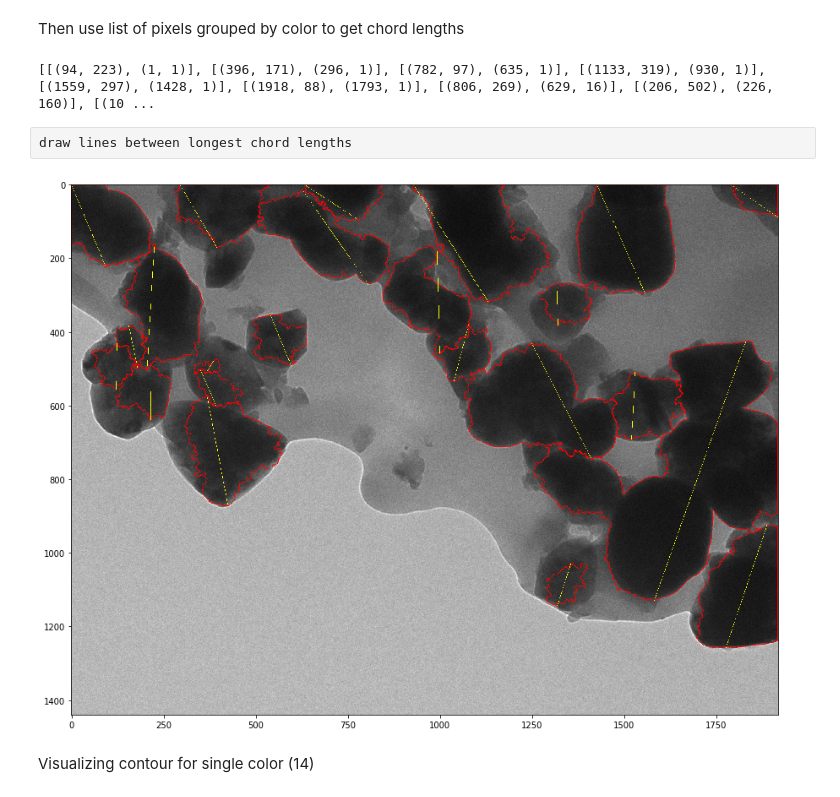
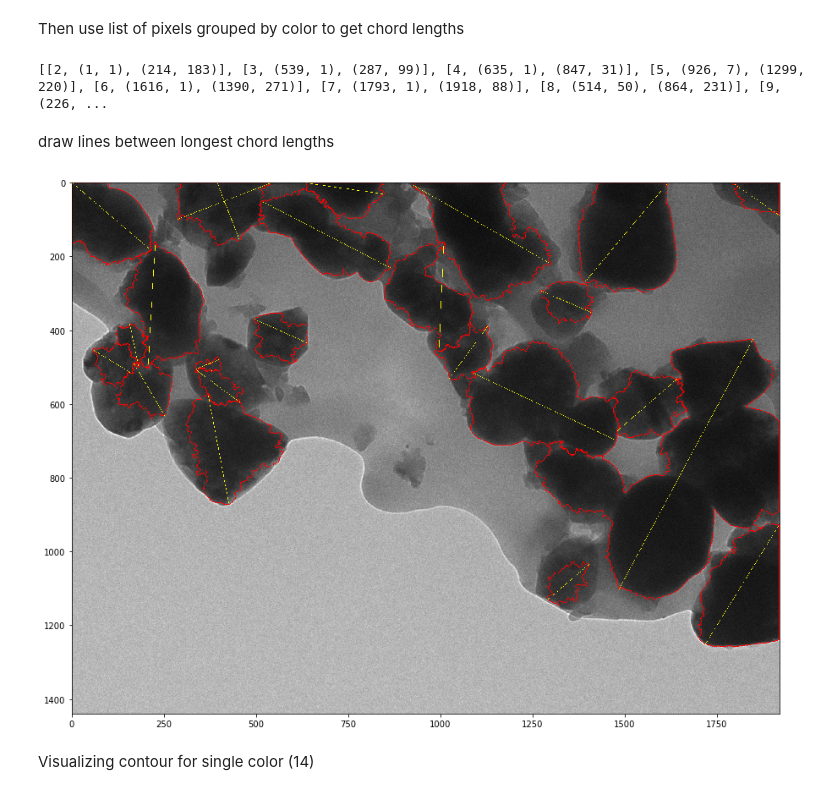
Before and after one commit to akshaytrikha/BTO-TEM-Processing, a Jupyter notebook: tem.ipynb, the cells around one changed output. Saved outputs shown, nothing was run; the diff lists cells and outputs as text; code cells hidden in the pictures.

Commit message:
perpendicular chord lengths somewhat working

```diff
--- a/tem.ipynb
+++ b/tem.ipynb
@@ -367,54 +370,45 @@ print(contour_size)
 # %% [markdown]
 Then use list of pixels grouped by color to get chord lengths
 # %%
-# remove -1 key from contour_colors because it represents bad contours drawn by cv.watershed()
-del contour_colors[-1]
-
+# input pixels as tuples
 def pixel_distance(pixel1, pixel2):
     return np.power(np.power(pixel1[0] - pixel2[0], 2) + np.power(pixel1[1] - pixel2[1], 2), 0.5)
 
-# loop through pixels colored with 2
-# for pixel in contour_colors[2]:
-#     distances
+# dictionary to map particles to their extracted information
+particles = {}
 
-# test = [(1, 1), (1, 2), (1, 3), (1, 4), (1, 5)]
-
-test = contour_colors[10]
-
-best_pairs = []
+longest_pairs = []
 # loop through all colors
 for color in contour_colors:
     # loop through all pixels in a color
     color_pixels = contour_colors[color]
+    max = 0
     for i in range(len(color_pixels)):
-        max = 0
         for j in range(len(color_pixels[i:])):
             distance = pixel_distance(color_pixels[i], color_pixels[j])
             if distance > max:
                 max = distance
-                best_pair = [color_pixels[i], color_pixels[j]]
+                longest_pair = [color, color_pixels[i], color_pixels[j]]
     # keep track of longest chord length pair for each color
-    best_pairs += [best_pair]
+    longest_pairs += [longest_pair]
+    particles[color] = [("a", max)]
 
-print(best_pairs)
+print(longest_pairs)
 # %% [output]
-[[(94, 223), (1, 1)], [(396, 171), (296, 1)], [(782, 97), (635, 1)], [(1133, 319), (930, 1)], [(1559, 297), (1428, 1)], [(1918, 88), (1793, 1)], [(806, 269), (629, 16)], [(206, 502), (226, 160)], [(10 ...
+[[2, (1, 1), (214, 183)], [3, (539, 1), (287, 99)], [4, (635, 1), (847, 31)], [5, (926, 7), (1299, 220)], [6, (1616, 1), (1390, 271)], [7, (1793, 1), (1918, 88)], [8, (514, 50), (864, 231)], [9, (226, ...
-# %% [raw]
-draw lines between longest chord lengths
+# %% [markdown]
+draw lines between longest chord lengths
 # %%
 fig, axs = plt.subplots(1, 1, figsize=(15,15))
 
-# copy input image
-# color_copy_4 = color_image.copy()
-
-for best_pair in best_pairs:
-    cv.line(color_copy_3, best_pair[0], best_pair[1], [255,255,0])
+for longest_pair in longest_pairs:
+    cv.line(color_copy_3, longest_pair[1], longest_pair[2], [255,255,0])
 
 axs.imshow(color_copy_3)
 
-plt.savefig("lines.png", dpi=500)
+plt.savefig("longest_chords.png", dpi=500)
 # %% [output]
-[figure, old version]
+[figure, new version]
 # %% [markdown]
 Visualizing contour for single color (14)
 # %%
```
Also changed, not shown: parts of 13 cells of this notebook, 2 other files.
